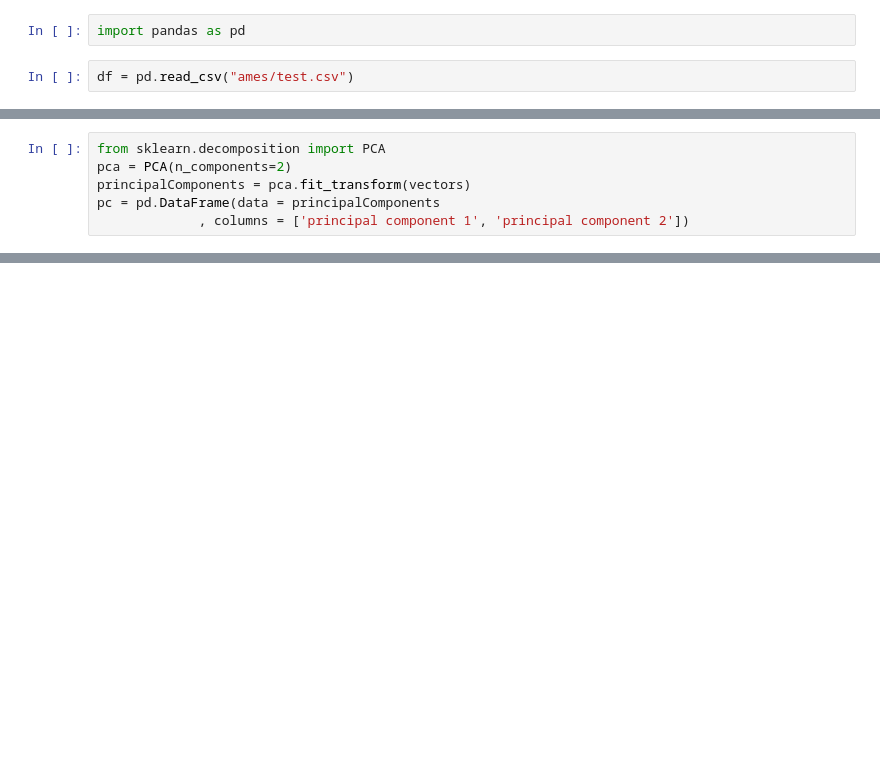
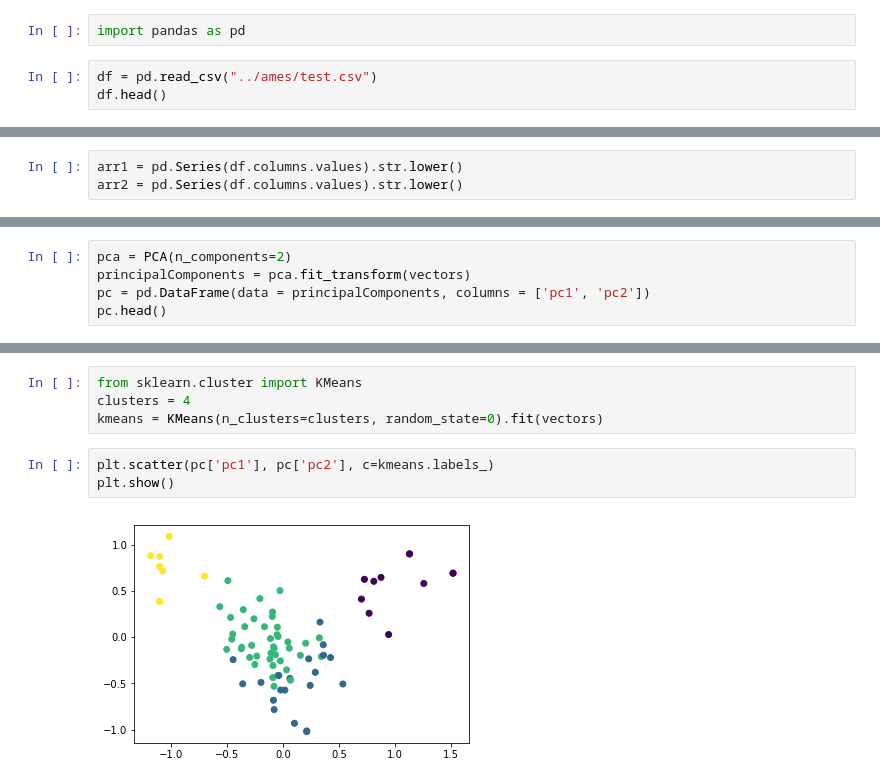
Before and after one commit to lucky7-capstone/Lucky7-Capstone, a Jupyter notebook: Exploration.ipynb, the cells around one changed output, grey strips where cells are left out. Drawn from its saved outputs; the diff is of its cells as text; blank space fills up the shorter version.

Commit message:
ml clustering

```diff
--- a/Exploration.ipynb
+++ b/Exploration.ipynb
@@ -11,4 +1,5 @@ print(normalized_levenshtein.distance('Last Name', 'First Name'))
 # %%
 import pandas as pd
 # %%
-df = pd.read_csv("ames/test.csv")
+df = pd.read_csv("../ames/test.csv")
+df.head()
@@ -39,0 +17,3 @@ array(['Id', 'MSSubClass', 'MSZoning', 'LotFrontage', 'LotArea', 'Street',
+# %%
+arr1 = pd.Series(df.columns.values).str.lower()
+arr2 = pd.Series(df.columns.values).str.lower()
@@ -52,6 +58,5 @@ vectors.head()
 # %%
-from sklearn.decomposition import PCA
 pca = PCA(n_components=2)
 principalComponents = pca.fit_transform(vectors)
-pc = pd.DataFrame(data = principalComponents
-             , columns = ['principal component 1', 'principal component 2'])
+pc = pd.DataFrame(data = principalComponents, columns = ['pc1', 'pc2'])
+pc.head()
@@ -70,3 +73,12 @@ plt.scatter(pc['principal component 1'], pc['principal component 2'])
 plt.show()
 # %% [output]
 [figure]
+# %%
+from sklearn.cluster import KMeans
+clusters = 4
+kmeans = KMeans(n_clusters=clusters, random_state=0).fit(vectors)
+# %%
+plt.scatter(pc['pc1'], pc['pc2'], c=kmeans.labels_)
+plt.show()
+# %% [output]
+[figure, added]
```
Also changed, not shown: parts of 18 cells of this notebook.
